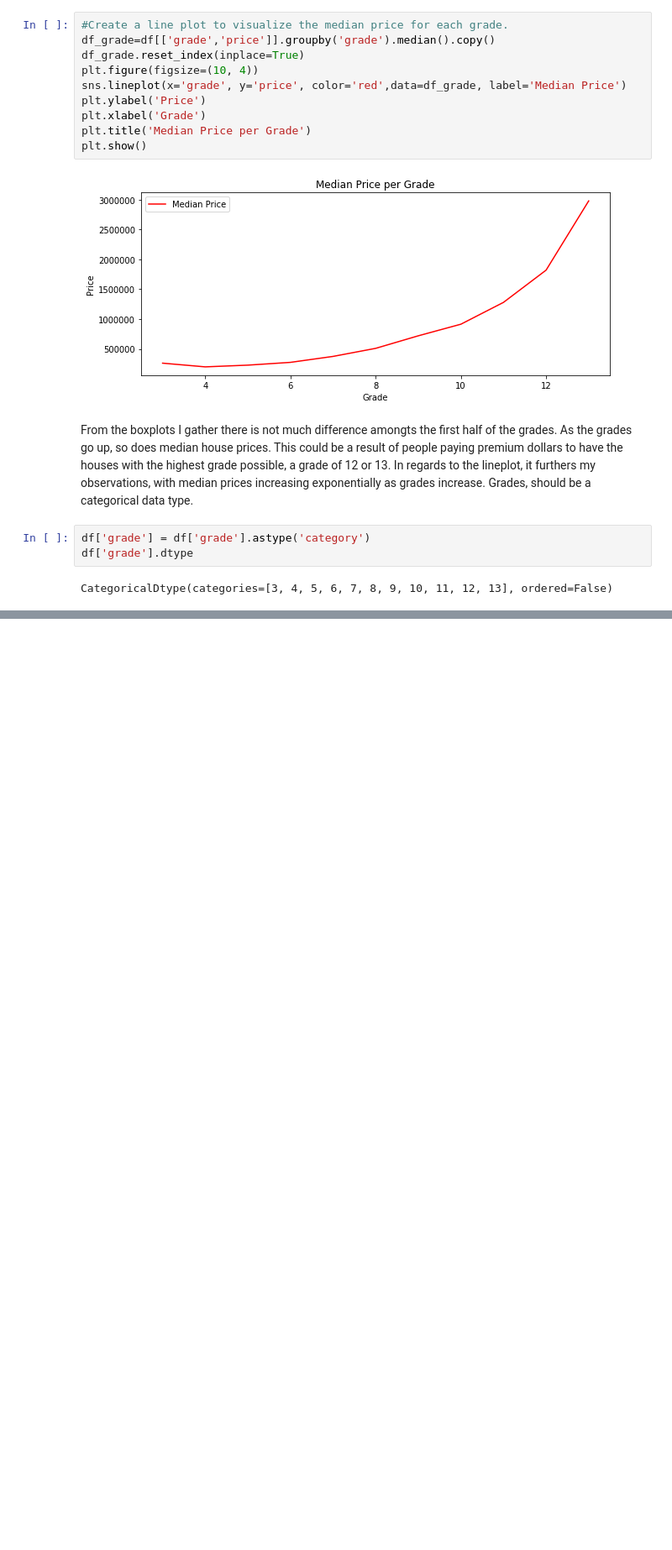
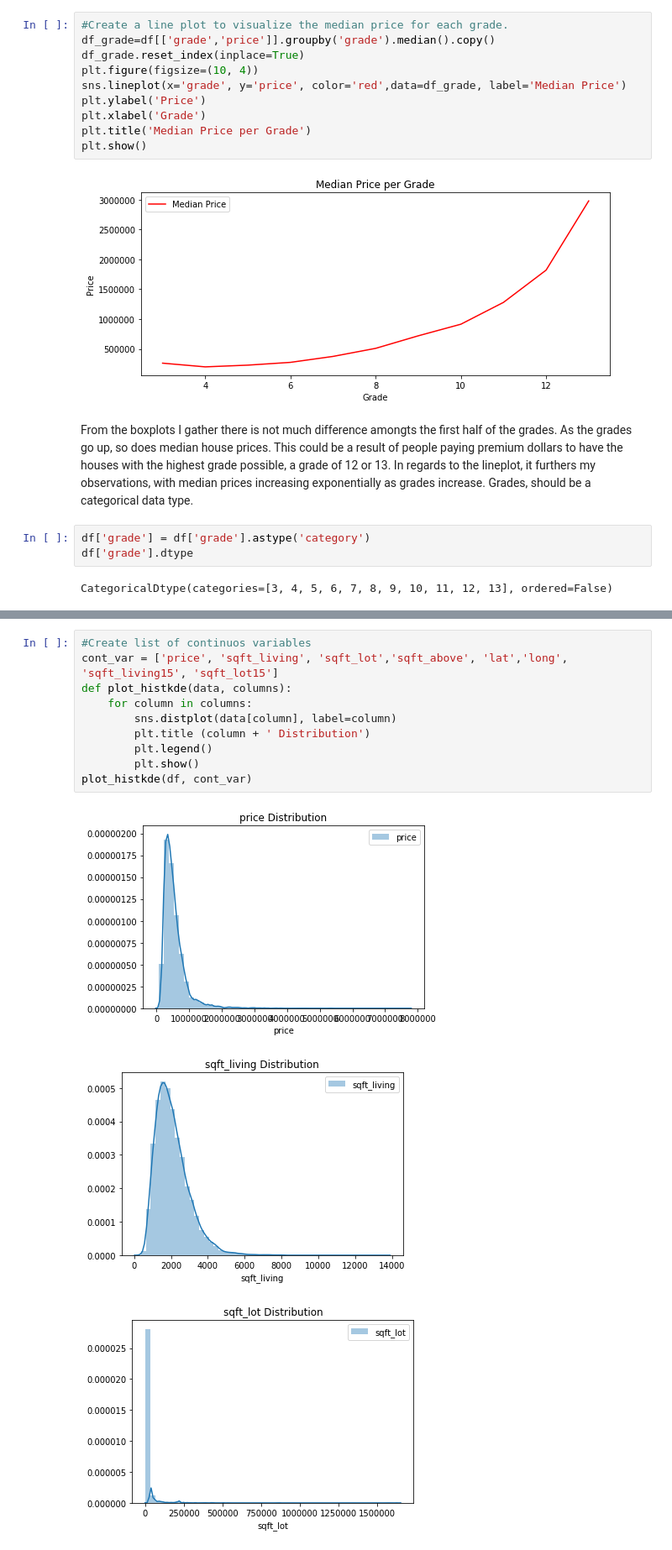
Before and after one commit to feraguilari/dsc-1-final-project-online-ds-pt-021119, a Jupyter notebook: student.ipynb, the cells around one changed output, grey strips where cells are left out. Shown at 84% size. Cells and saved outputs as stored; diff of their text form; blank space fills up the shorter version.

```diff
--- a/student.ipynb
+++ b/student.ipynb
@@ -492,0 +527,14 @@ CategoricalDtype(categories=[3, 4, 5, 6, 7, 8, 9, 10, 11, 12, 13], ordered=False
+# %%
+#Create list of continuos variables
+cont_var = ['price', 'sqft_living', 'sqft_lot','sqft_above', 'lat','long', 'sqft_living15', 'sqft_lot15']
+def plot_histkde(data, columns):
+    for column in columns:
+        sns.distplot(data[column], label=column)
+        plt.title (column + ' Distribution')
+        plt.legend()
+        plt.show()
+plot_histkde(df, cont_var)
+# %% [output]
+[figure, added]
+[figure, added]
+[figure, added]
```
Also changed, not shown: parts of 53 cells of this notebook, 1 other file.
